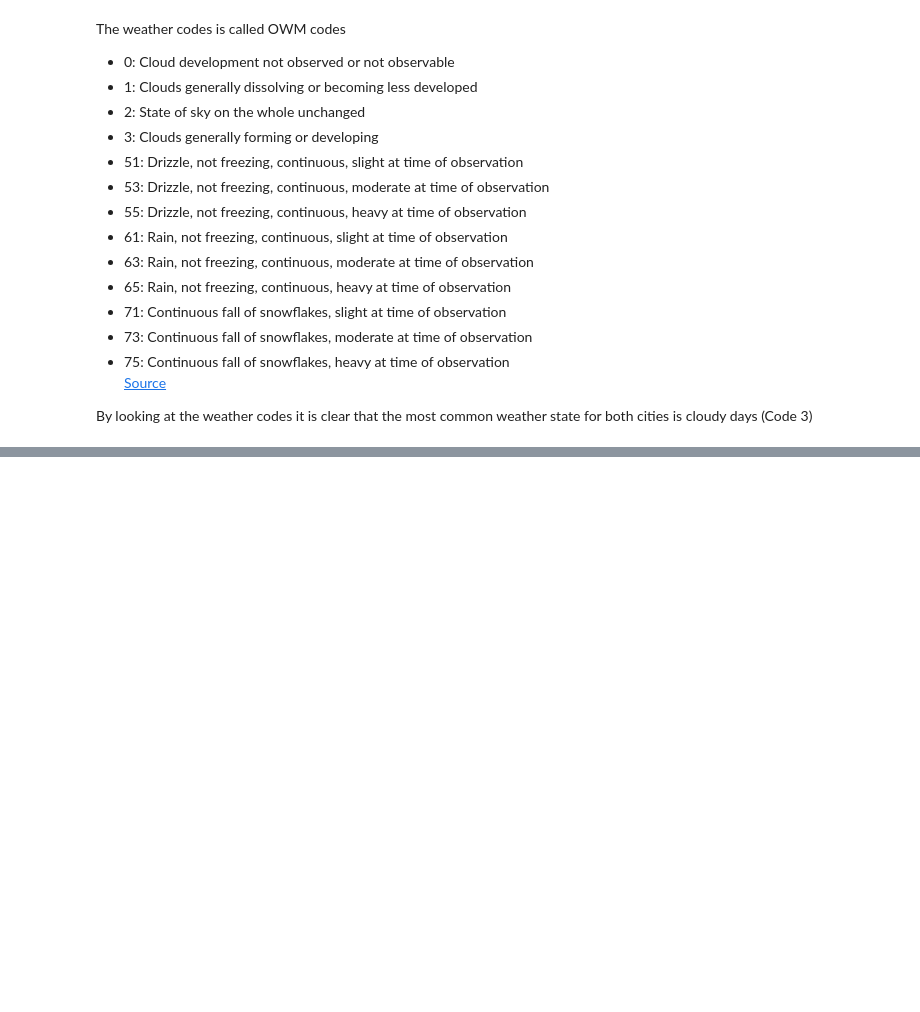
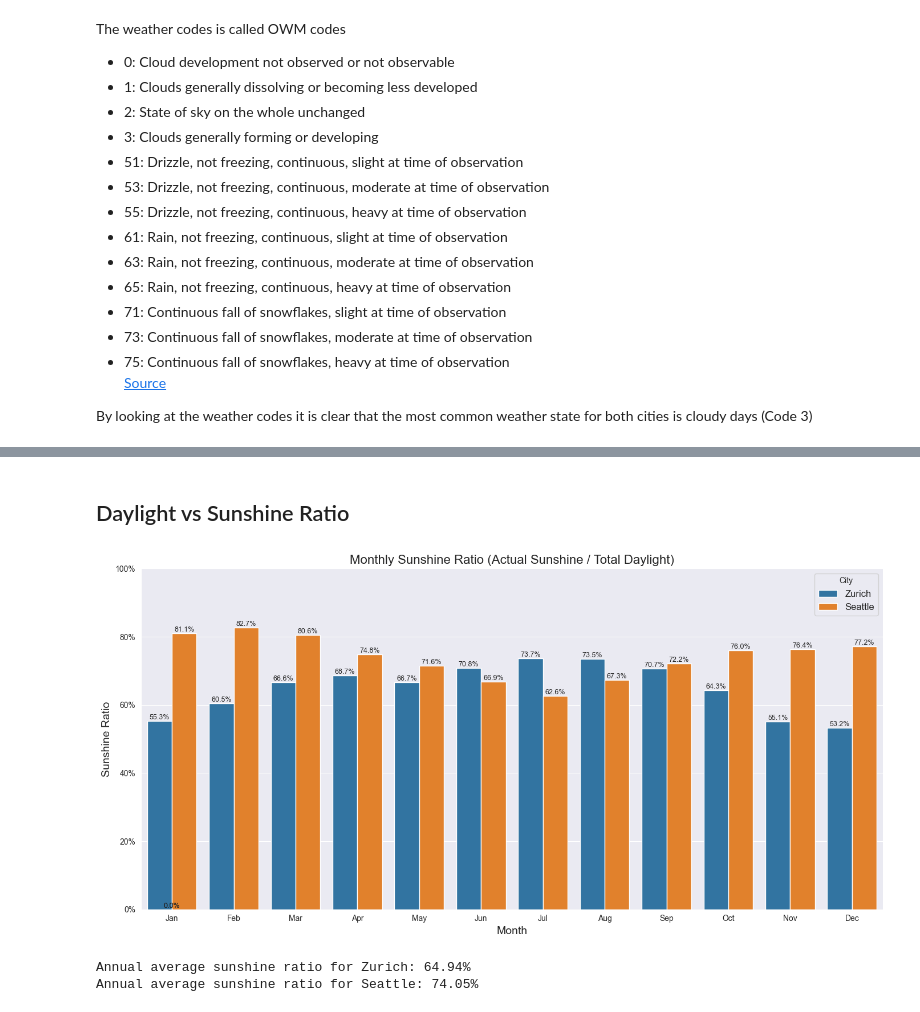
Before and after one commit to Jaffels/CIP_FS25_111, a Jupyter notebook: Johan.ipynb, the cells around one changed output, grey strips where cells are left out. Drawn from its saved outputs; the diff is of its cells as text; code cells hidden in the pictures; blank space fills up the shorter version.

```diff
--- a/Johan.ipynb
+++ b/Johan.ipynb
@@ -571,0 +568,2 @@ Average sunshine duration is higher in Seattle in all seasons except in summer w
+# %% [markdown]
+## Daylight vs Sunshine Ratio
@@ -571,0 +593,53 @@ Average sunshine duration is higher in Seattle in all seasons except in summer w
+# %%
+# Reshape data
+sunshine_melted = pd.melt(monthly_sunshine,
+                          id_vars=['month_name'],
+                          value_vars=['sunshine_ratio_zurich', 'sunshine_ratio_seattle'],
+                          var_name='city',
+                          value_name='sunshine_ratio')
+
+# Clean up city names for legend
+sunshine_melted['city'] = sunshine_melted['city'].map({
+    'sunshine_ratio_zurich': 'Zurich',
+    'sunshine_ratio_seattle': 'Seattle'
+})
+# %%
+# Create bar plot
+plt.figure(figsize=(14, 7))
+ax = sns.barplot(x='month_name', y='sunshine_ratio', hue='city', data=sunshine_melted)
+
+# Add titles and labels
+plt.title('Monthly Sunshine Ratio (Actual Sunshine / Total Daylight)', fontsize=16)
+plt.xlabel('Month', fontsize=14)
+plt.ylabel('Sunshine Ratio', fontsize=14)
+plt.ylim(0, 1.0)  # Set y-axis from 0 to 1 (0-100%)
+
+# Format y-axis as percentage
+from matplotlib.ticker import PercentFormatter
+ax.yaxis.set_major_formatter(PercentFormatter(1.0))
+
+# Add annotations for each bar to show the exact percentage
+for p in ax.patches:
+    height = p.get_height()
+    ax.annotate(f'{height:.1%}',
+                (p.get_x() + p.get_width() / 2., height),
+                ha='center', va='bottom', fontsize=9)
+
+plt.legend(title='City', fontsize=12)
+
+# Show the plot
+plt.tight_layout()
+plt.show()
+
+# Calculate annual averages
+annual_avg = merged_df.agg({
+    'sunshine_ratio_zurich': 'mean',
+    'sunshine_ratio_seattle': 'mean'
+})
+
+print(f"Annual average sunshine ratio for Zurich: {annual_avg['sunshine_ratio_zurich']:.2%}")
+print(f"Annual average sunshine ratio for Seattle: {annual_avg['sunshine_ratio_seattle']:.2%}")
+# %% [output]
+[figure, added]
+Annual average sunshine ratio for Zurich: 64.94%
+Annual average sunshine ratio for Seattle: 74.05%
```
Also changed, not shown: parts of 34 cells of this notebook, 5 other files.
